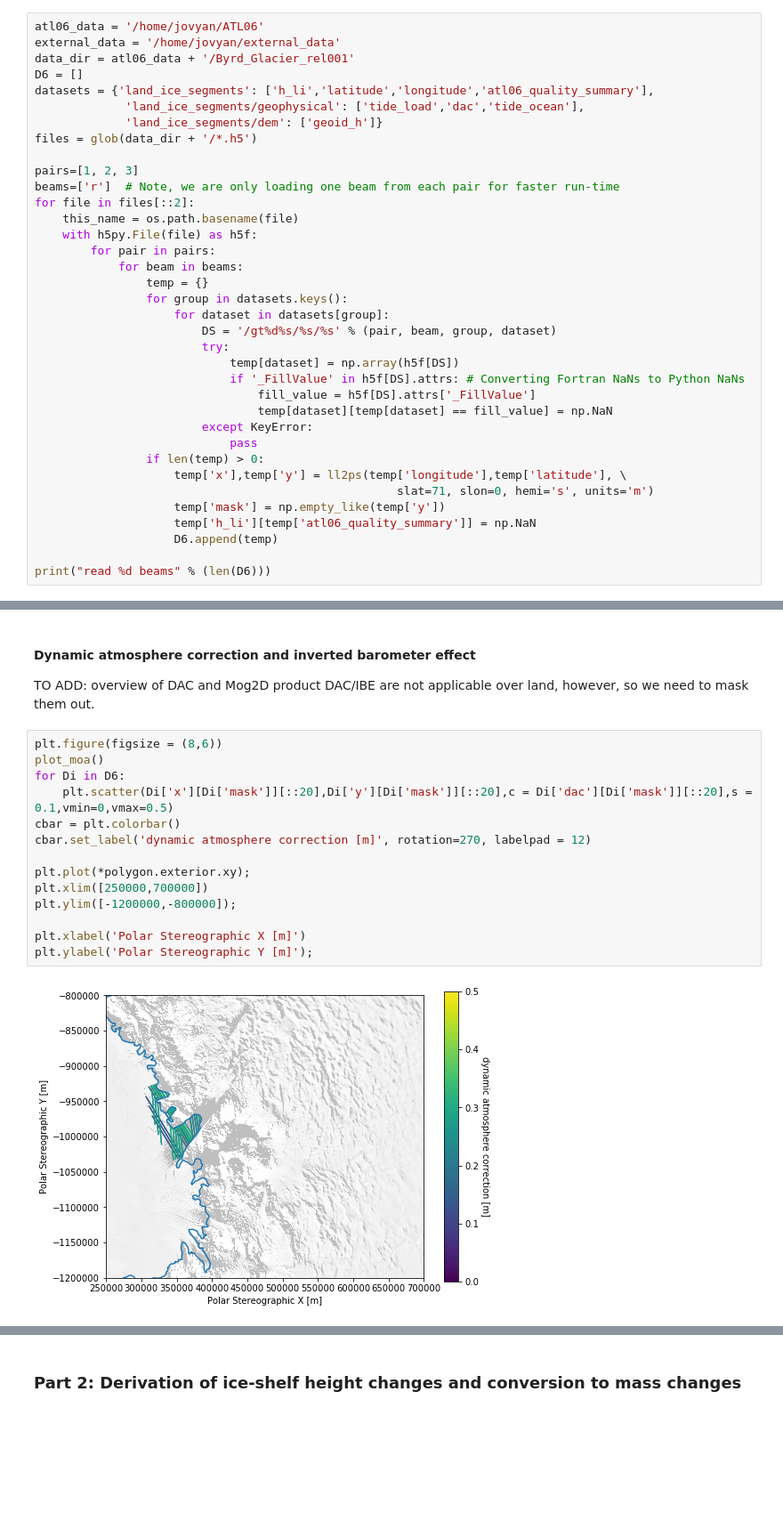
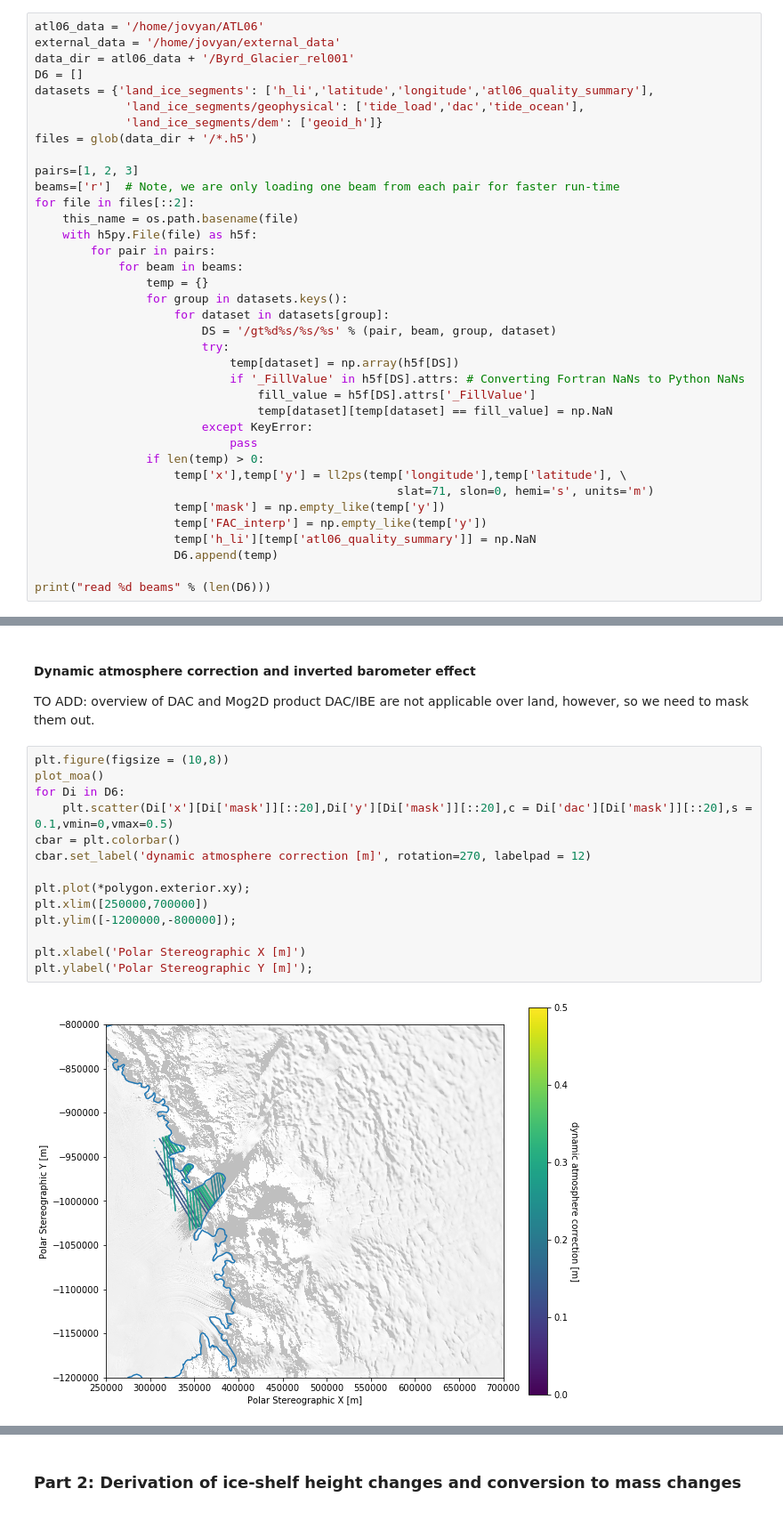
Before and after one commit to ICESAT-2HackWeek/data-correction, a Jupyter notebook: data_correction.ipynb, the cells around one changed output, grey strips where cells are left out. Shown at 89% size. Cells and saved outputs as stored; diff of their text form; blank space fills up the shorter version.

```diff
--- a/data_correction.ipynb
+++ b/data_correction.ipynb
@@ -61,6 +61,7 @@ for file in files[::2]:
                     temp['x'],temp['y'] = ll2ps(temp['longitude'],temp['latitude'], \
                                                     slat=71, slon=0, hemi='s', units='m')
                     temp['mask'] = np.empty_like(temp['y'])
+                    temp['FAC_interp'] = np.empty_like(temp['y'])
                     temp['h_li'][temp['atl06_quality_summary']] = np.NaN
                     D6.append(temp)
 
@@ -202,18 +208,18 @@ Note the difference in scale between both corrections! The ATL06 data are alread
 TO ADD: overview of DAC and Mog2D product
 DAC/IBE are not applicable over land, however, so we need to mask them out.
 # %%
-plt.figure(figsize = (8,6))
+plt.figure(figsize = (10,8))
 plot_moa()
 for Di in D6:
     plt.scatter(Di['x'][Di['mask']][::20],Di['y'][Di['mask']][::20],c = Di['dac'][Di['mask']][::20],s = 0.1,vmin=0,vmax=0.5)
 cbar = plt.colorbar()
 cbar.set_label('dynamic atmosphere correction [m]', rotation=270, labelpad = 12)
 
 plt.plot(*polygon.exterior.xy);
 plt.xlim([250000,700000])
 plt.ylim([-1200000,-800000]);
 
 plt.xlabel('Polar Stereographic X [m]')
 plt.ylabel('Polar Stereographic Y [m]');
 # %% [output]
-[figure, old version]
+[figure, new version]
```
Also changed, not shown: parts of 29 cells of this notebook.
